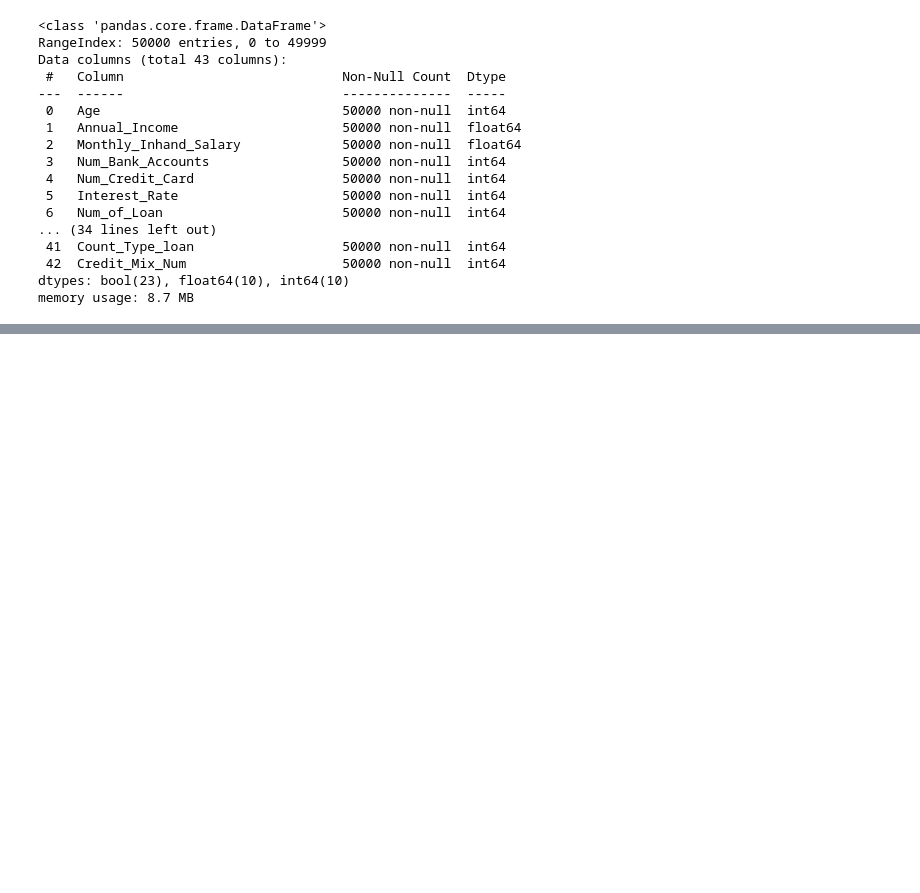
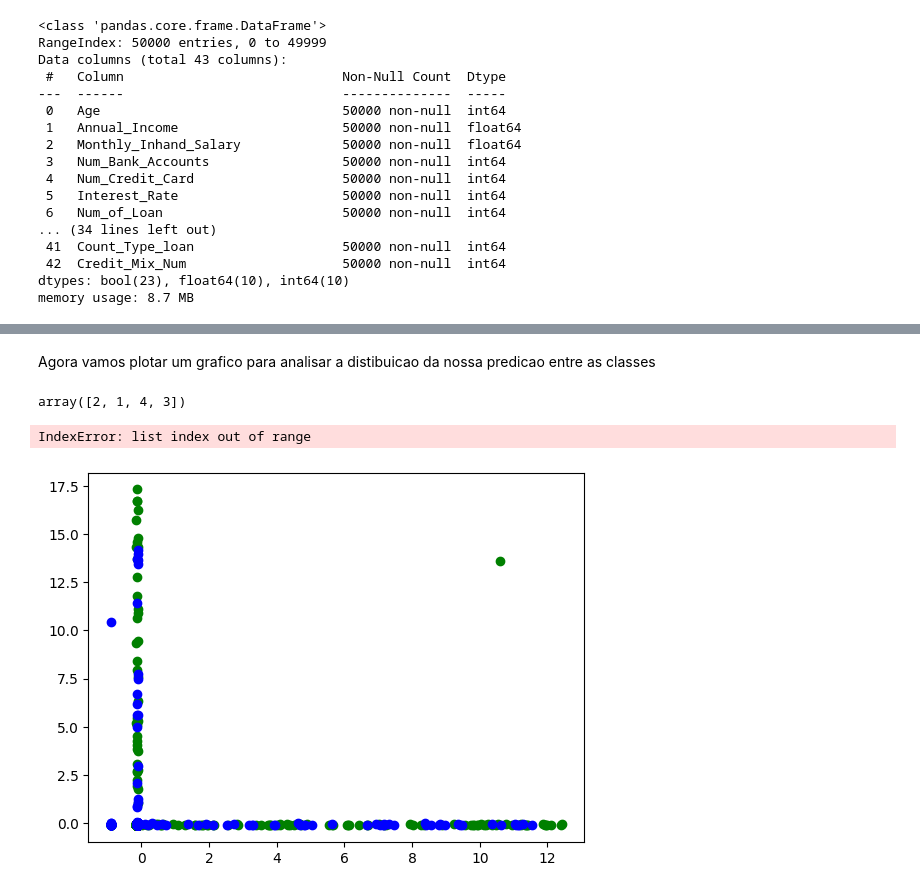
Before and after one commit to RodrigodeFeo/8DTS, a Jupyter notebook: Trabalho_Integrado_ML_RM351578.ipynb, the cells around one changed output, grey strips where cells are left out. Cells and saved outputs as stored; diff of their text form; code cells hidden in the pictures; blank space fills up the shorter version.

```diff
--- a/Trabalho_Integrado_ML_RM351578.ipynb
+++ b/Trabalho_Integrado_ML_RM351578.ipynb
@@ -804,8 +768,0 @@ Name: Credit_Mix_Num, Length: 50000, dtype: int64
-# %%
-# Dividir os dados em conjuntos de treinamento e teste
-X_train, X_test, y_train, y_test = train_test_split(X, y, test_size=0.2, random_state=42)
-# %%
-# Normalizar os dados (opcional)
-scaler = StandardScaler()
-X_train = scaler.fit_transform(X_train)
-X_test = scaler.transform(X_test)
@@ -844,0 +778,31 @@ weighted avg       0.66      0.77      0.70     10000
+# %% [markdown]
+Agora vamos plotar um grafico para analisar a distibuicao da nossa predicao entre as classes
+# %%
+pd.unique(ensemble_pred)
+# %% [output]
+array([2, 1, 4, 3])
+# %%
+import matplotlib.pyplot as plt
+import numpy as np
+
+# Cores para cada classe
+cores = ['r', 'g', 'b']
+
+# Plotar um ponto para cada previsão
+for classe in range(len(np.unique(ensemble_pred))):
+    # Obter índices das previsões dessa classe
+    indices = np.where(ensemble_pred == classe)
+    # Plotar os pontos
+    plt.scatter(X_test[indices, 0], X_test[indices, 1], c=cores[classe], label=f'Classe {classe}')
+
+# Adicionar rótulos e título
+plt.xlabel('Feature 1')
+plt.ylabel('Feature 2')
+plt.title('Resultado da Previsão do Ensemble')
+plt.legend()
+
+# Mostrar o gráfico
+plt.show()
+# %% [output]
+IndexError: list index out of range
+[figure, added]
```
Also changed, not shown: parts of 9 cells of this notebook.
